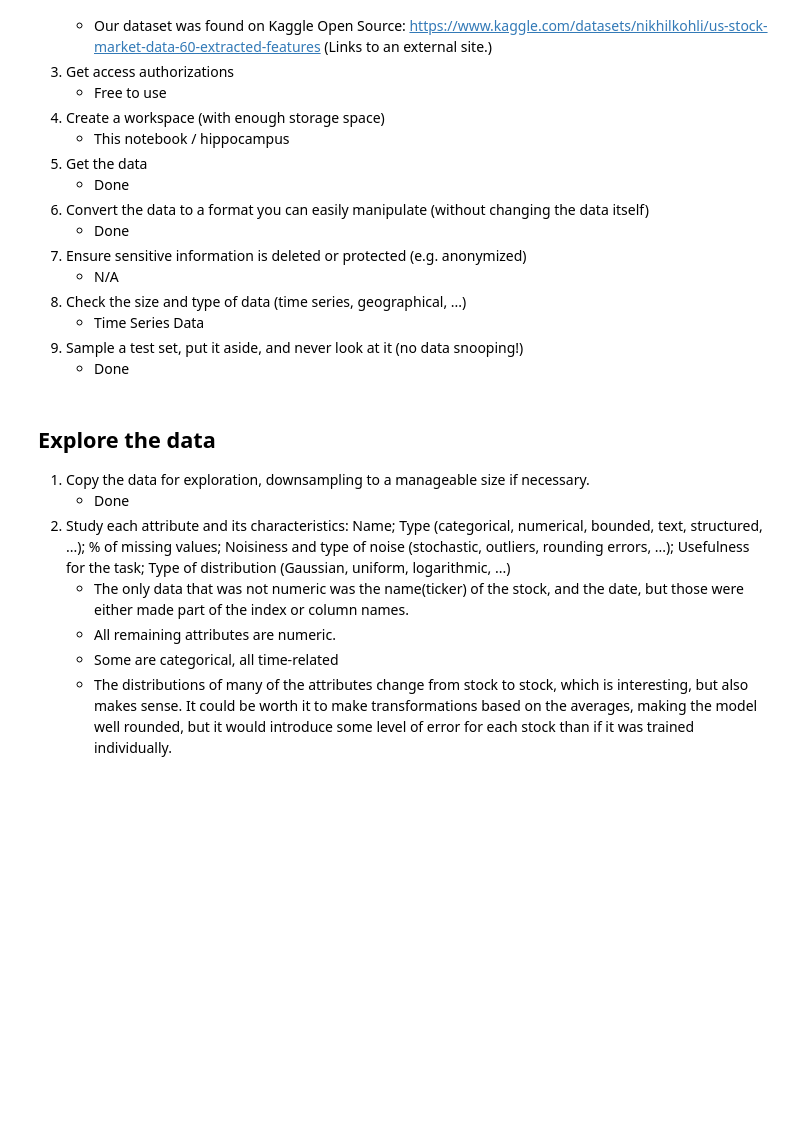
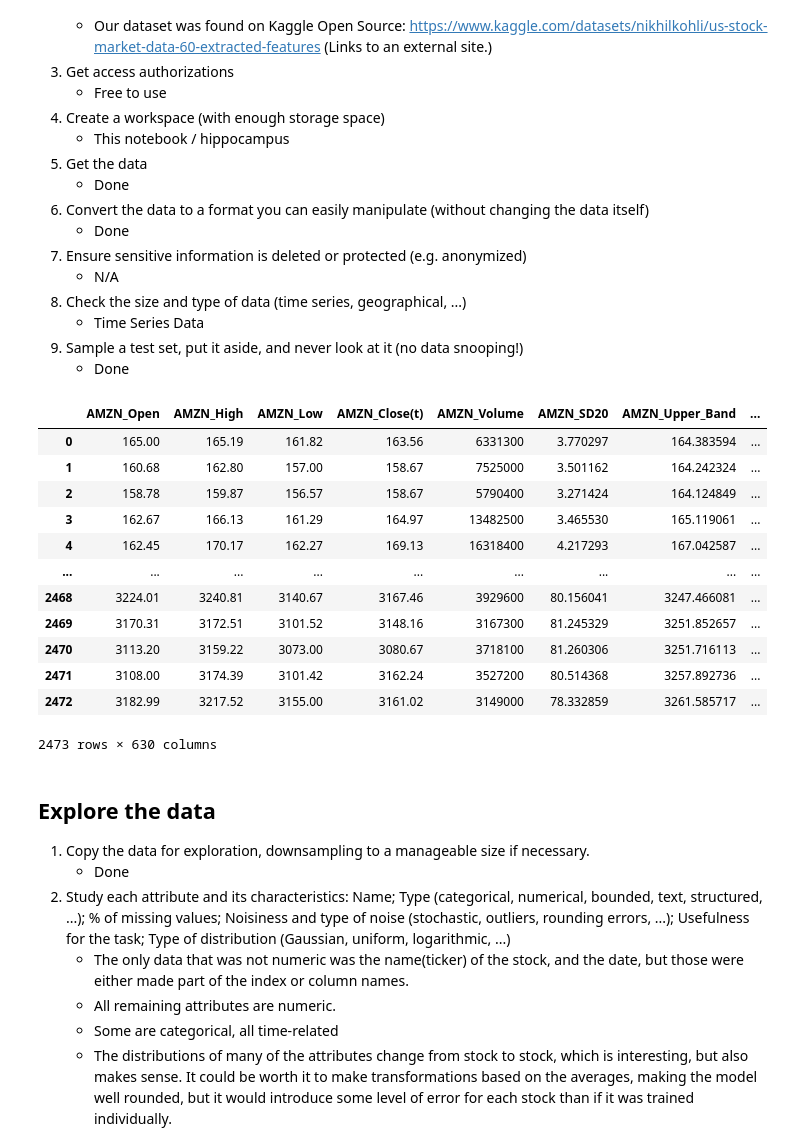
Before and after one commit to nikovacs/ML_Final_Project, a Jupyter notebook: stock_price_predictions.ipynb, the cells around one changed output. Cells and saved outputs as stored; diff of their text form; code cells hidden in the pictures; blank space fills up the shorter version.

```diff
--- a/stock_price_predictions.ipynb
+++ b/stock_price_predictions.ipynb
@@ -96,6 +100,22 @@ def load_data():
     return data
 # %%
 data = load_data()
+# %%
+data
+# %% [output]
+|  | AMZN_Open | AMZN_High | AMZN_Low | AMZN_Close(t) | AMZN_Volume | AMZN_SD20 | AMZN_Upper_Band | ... |
+| 0 | 165.00 | 165.19 | 161.82 | 163.56 | 6331300 | 3.770297 | 164.383594 | ... |
+| 1 | 160.68 | 162.80 | 157.00 | 158.67 | 7525000 | 3.501162 | 164.242324 | ... |
+| 2 | 158.78 | 159.87 | 156.57 | 158.67 | 5790400 | 3.271424 | 164.124849 | ... |
+| 3 | 162.67 | 166.13 | 161.29 | 164.97 | 13482500 | 3.465530 | 165.119061 | ... |
+| 4 | 162.45 | 170.17 | 162.27 | 169.13 | 16318400 | 4.217293 | 167.042587 | ... |
+| ... | ... | ... | ... | ... | ... | ... | ... | ... |
+| 2468 | 3224.01 | 3240.81 | 3140.67 | 3167.46 | 3929600 | 80.156041 | 3247.466081 | ... |
+| 2469 | 3170.31 | 3172.51 | 3101.52 | 3148.16 | 3167300 | 81.245329 | 3251.852657 | ... |
+| 2470 | 3113.20 | 3159.22 | 3073.00 | 3080.67 | 3718100 | 81.260306 | 3251.716113 | ... |
+| 2471 | 3108.00 | 3174.39 | 3101.42 | 3162.24 | 3527200 | 80.514368 | 3257.892736 | ... |
+| 2472 | 3182.99 | 3217.52 | 3155.00 | 3161.02 | 3149000 | 78.332859 | 3261.585717 | ... |
+2473 rows × 630 columns
 # %%
 # create a training and test set
 # training set with 80% of the data
```
Also changed, not shown: parts of 16 cells of this notebook.
